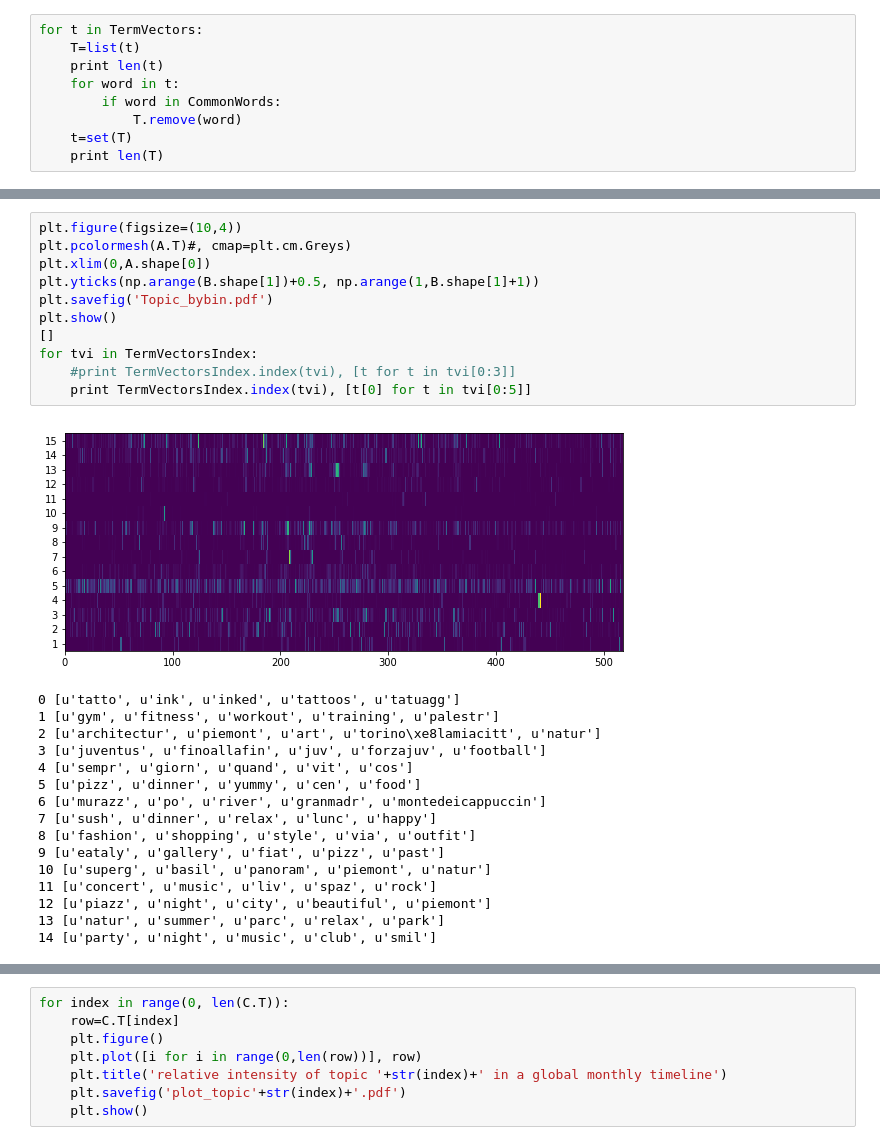
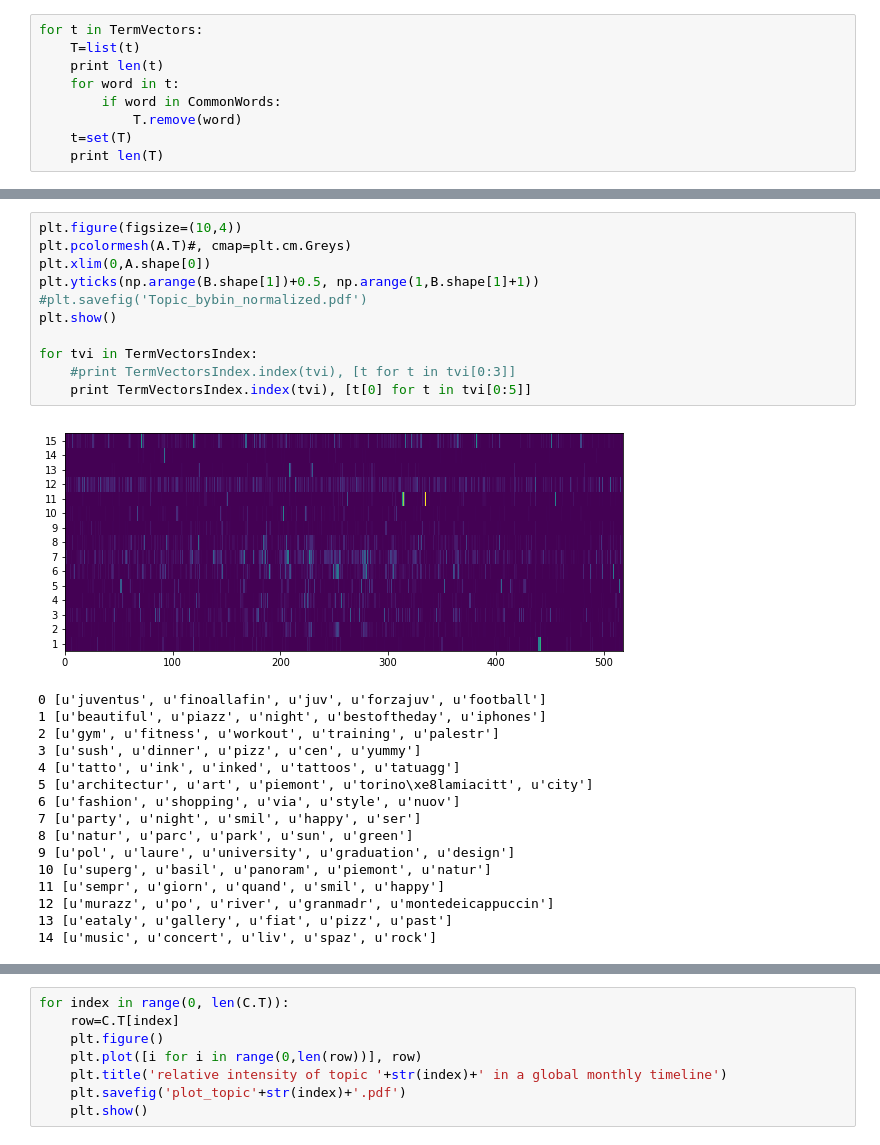
Before and after one commit to EArtiges/Lagrange_Progetto, a Jupyter notebook: TorInstagram_Git.ipynb, the cells around one changed output, grey strips where cells are left out. Cells and saved outputs as stored; diff of their text form.

Commit message:
Thursday night

```diff
--- a/TorInstagram_Git.ipynb
+++ b/TorInstagram_Git.ipynb
@@ -1145,28 +1157,28 @@ for tvi in TermVectorsIndex:
 # %%
 plt.figure(figsize=(10,4))
 plt.pcolormesh(A.T)#, cmap=plt.cm.Greys)
 plt.xlim(0,A.shape[0])
 plt.yticks(np.arange(B.shape[1])+0.5, np.arange(1,B.shape[1]+1))
-plt.savefig('Topic_bybin.pdf')
+#plt.savefig('Topic_bybin_normalized.pdf')
 plt.show()
-[]
+
 for tvi in TermVectorsIndex:
     #print TermVectorsIndex.index(tvi), [t for t in tvi[0:3]]
     print TermVectorsIndex.index(tvi), [t[0] for t in tvi[0:5]]
 # %% [output]
-[figure, old version]
+[figure, new version]
-0 [u'tatto', u'ink', u'inked', u'tattoos', u'tatuagg']
-1 [u'gym', u'fitness', u'workout', u'training', u'palestr']
-2 [u'architectur', u'piemont', u'art', u'torino\xe8lamiacitt', u'natur']
-3 [u'juventus', u'finoallafin', u'juv', u'forzajuv', u'football']
-4 [u'sempr', u'giorn', u'quand', u'vit', u'cos']
-5 [u'pizz', u'dinner', u'yummy', u'cen', u'food']
-6 [u'murazz', u'po', u'river', u'granmadr', u'montedeicappuccin']
-7 [u'sush', u'dinner', u'relax', u'lunc', u'happy']
-8 [u'fashion', u'shopping', u'style', u'via', u'outfit']
-9 [u'eataly', u'gallery', u'fiat', u'pizz', u'past']
+0 [u'juventus', u'finoallafin', u'juv', u'forzajuv', u'football']
+1 [u'beautiful', u'piazz', u'night', u'bestoftheday', u'iphones']
+2 [u'gym', u'fitness', u'workout', u'training', u'palestr']
+3 [u'sush', u'dinner', u'pizz', u'cen', u'yummy']
+4 [u'tatto', u'ink', u'inked', u'tattoos', u'tatuagg']
+5 [u'architectur', u'art', u'piemont', u'torino\xe8lamiacitt', u'city']
+6 [u'fashion', u'shopping', u'via', u'style', u'nuov']
+7 [u'party', u'night', u'smil', u'happy', u'ser']
+8 [u'natur', u'parc', u'park', u'sun', u'green']
+9 [u'pol', u'laure', u'university', u'graduation', u'design']
 10 [u'superg', u'basil', u'panoram', u'piemont', u'natur']
-11 [u'concert', u'music', u'liv', u'spaz', u'rock']
-12 [u'piazz', u'night', u'city', u'beautiful', u'piemont']
-13 [u'natur', u'summer', u'parc', u'relax', u'park']
-14 [u'party', u'night', u'music', u'club', u'smil']
+11 [u'sempr', u'giorn', u'quand', u'smil', u'happy']
+12 [u'murazz', u'po', u'river', u'granmadr', u'montedeicappuccin']
+13 [u'eataly', u'gallery', u'fiat', u'pizz', u'past']
+14 [u'music', u'concert', u'liv', u'spaz', u'rock']
```
Also changed, not shown: parts of 10 cells of this notebook.
